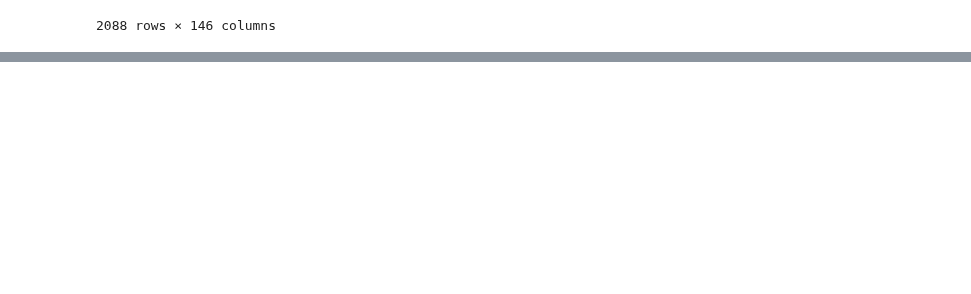
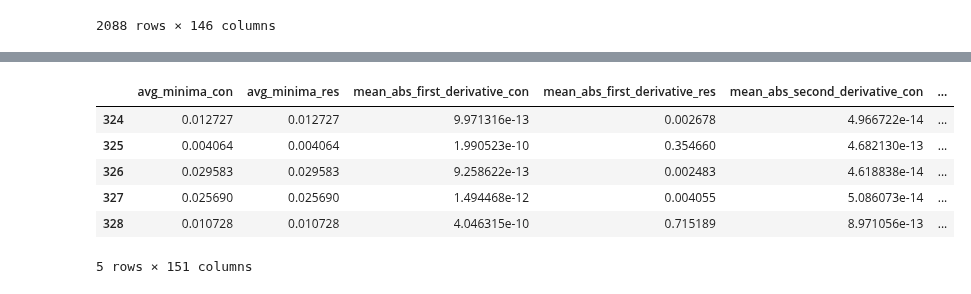
Before and after one commit to Didanny/EECE-499-Emotion-Recognition, a Jupyter notebook: Python Code/Join_Features.ipynb, the cells around one changed output, grey strips where cells are left out. Cells and saved outputs as stored; diff of their text form; code cells hidden in the pictures; blank space fills up the shorter version.

Commit message:
Add dependent variables to the training data

```diff
--- a/Python Code/Join_Features.ipynb
+++ b/Python Code/Join_Features.ipynb
@@ -56,0 +39,27 @@ Features Features.dropna()
+# %%
+data_path = './../ASCERTAIN_Features/Dt_SelfReports.mat'
+
+self_reports = scipy.io.loadmat(data_path)
+self_reports = self_reports['Ratings']
+# %%
+data_frames = []
+
+for user_id in range(1, 59):
+    print('User ID: ' + str(user_id))
+
+    presentation_id = []
+
+    for clip_id in range(1, 37):
+
+        presentation_id.append(str(user_id).zfill(2) + str(clip_id).zfill(2))
+
+    user_data = pd.DataFrame({
+        'presentation_id' : presentation_id,
+        'arousal' : self_reports[0, user_id - 1, :],
+        'valence' : self_reports[1, user_id - 1, :],
+        'engaging' : self_reports[2, user_id - 1, :],
+        'liking' : self_reports[3, user_id - 1, :],
+        'familiarity' : self_reports[4, user_id - 1, :]
+    })
+
+    data_frames.append(user_data)
@@ -56,0 +84,2 @@ Features Features.dropna()
+# %%
+Ratings = pd.concat(data_frames,ignore_index=True)
@@ -57,2 +117,14 @@ Features Features.dropna()
+# %%
+Features = Features.join(Ratings.set_index('presentation_id'), on='presentation_id')
+# %%
+Features.head()
+# %% [output]
+|  | avg_minima_con | avg_minima_res | mean_abs_first_derivative_con | mean_abs_first_derivative_res | mean_abs_second_derivative_con | ... |
+| 324 | 0.012727 | 0.012727 | 9.971316e-13 | 0.002678 | 4.966722e-14 | ... |
+| 325 | 0.004064 | 0.004064 | 1.990523e-10 | 0.354660 | 4.682130e-13 | ... |
+| 326 | 0.029583 | 0.029583 | 9.258622e-13 | 0.002483 | 4.618838e-14 | ... |
+| 327 | 0.025690 | 0.025690 | 1.494468e-12 | 0.004055 | 5.086073e-14 | ... |
+| 328 | 0.010728 | 0.010728 | 4.046315e-10 | 0.715189 | 8.971056e-13 | ... |
+5 rows × 151 columns
 # %%
 Features.to_excel(load_path + 'Features.xlsx')
```
Also changed, not shown: parts of 6 cells of this notebook.
